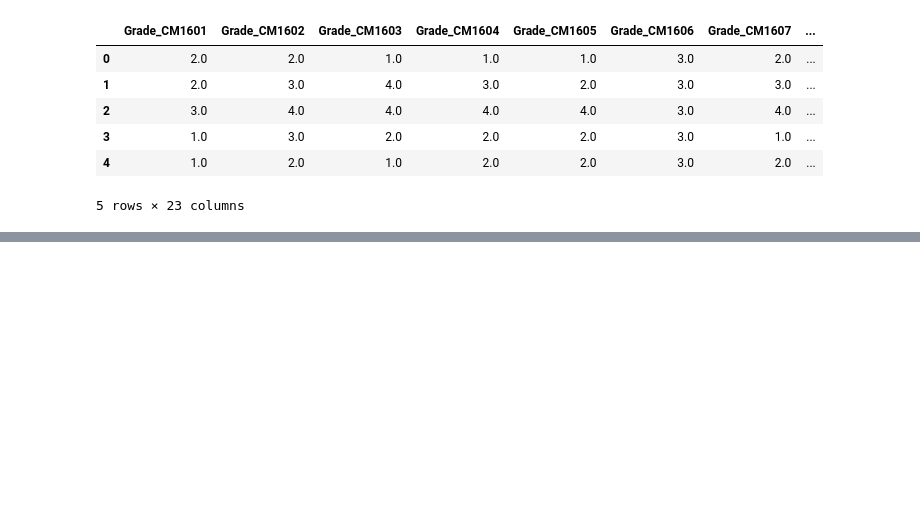
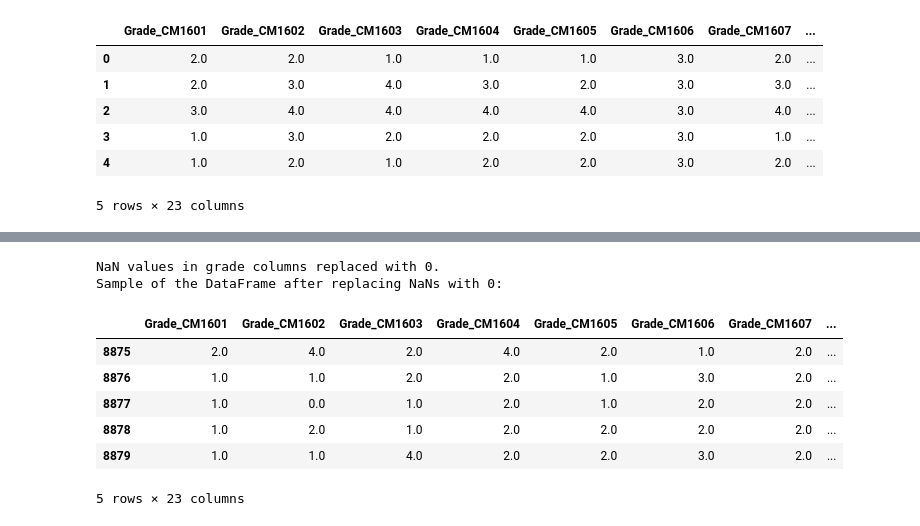
Before and after one commit to Rashilajayasinghe/Customer-Churn-Prediction, a Jupyter notebook: GPACal.ipynb, the cells around one changed output, grey strips where cells are left out. Saved outputs shown, nothing was run; the diff lists cells and outputs as text; code cells hidden in the pictures; blank space fills up the shorter version.

```diff
--- a/GPACal.ipynb
+++ b/GPACal.ipynb
@@ -86,0 +111,15 @@ Sample of the updated DataFrame with converted grade points:
+# %%
+data[grade_columns] = data[grade_columns].fillna(0)
+print("NaN values in grade columns replaced with 0.")
+print("Sample of the DataFrame after replacing NaNs with 0:")
+data[grade_columns].tail()
+# %% [output]
+NaN values in grade columns replaced with 0.
+Sample of the DataFrame after replacing NaNs with 0:
+|  | Grade_CM1601 | Grade_CM1602 | Grade_CM1603 | Grade_CM1604 | Grade_CM1605 | Grade_CM1606 | Grade_CM1607 | ... |
+| 8875 | 2.0 | 4.0 | 2.0 | 4.0 | 2.0 | 1.0 | 2.0 | ... |
+| 8876 | 1.0 | 1.0 | 2.0 | 2.0 | 1.0 | 3.0 | 2.0 | ... |
+| 8877 | 1.0 | 0.0 | 1.0 | 2.0 | 1.0 | 2.0 | 2.0 | ... |
+| 8878 | 1.0 | 2.0 | 1.0 | 2.0 | 2.0 | 2.0 | 2.0 | ... |
+| 8879 | 1.0 | 1.0 | 4.0 | 2.0 | 2.0 | 3.0 | 2.0 | ... |
+5 rows × 23 columns
```
Also changed, not shown: parts of 58 cells of this notebook.
